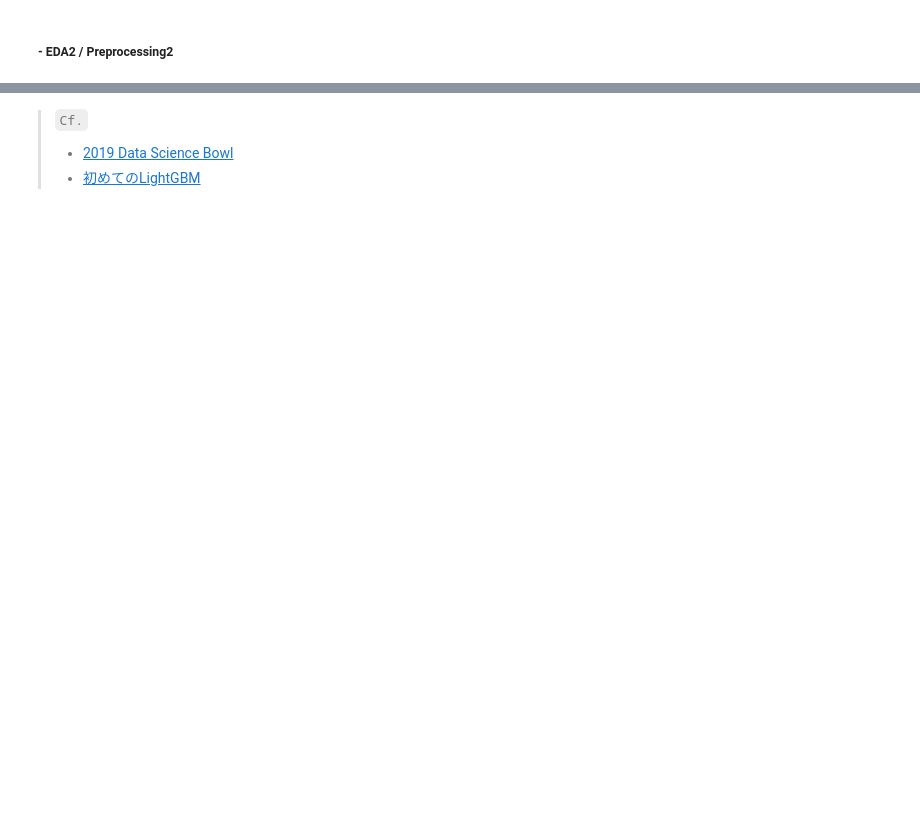
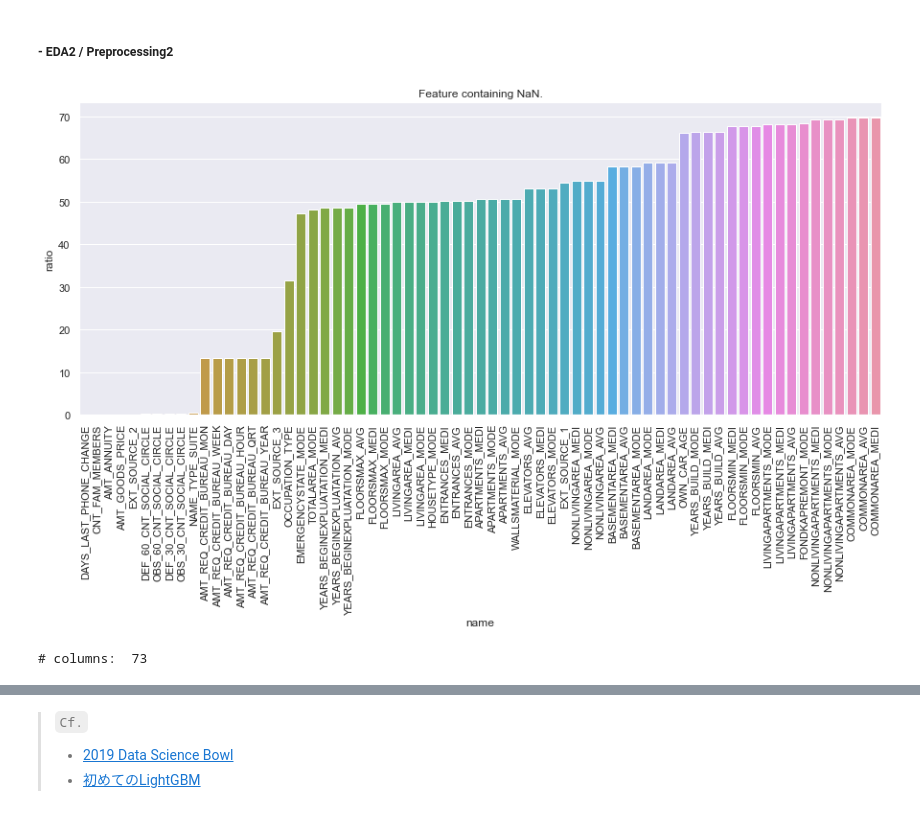
Before and after one commit to GitHiru/ml_dic, a Jupyter notebook: pre_learning/week4/week4_4_homecredit.ipynb, the cells around one changed output, grey strips where cells are left out. Saved outputs shown, nothing was run; the diff lists cells and outputs as text; code cells hidden in the pictures; blank space fills up the shorter version.

```diff
--- a/pre_learning/week4/week4_4_homecredit.ipynb
+++ b/pre_learning/week4/week4_4_homecredit.ipynb
@@ -229,9 +369,22 @@ df.shape
 ##### - EDA2 / Preprocessing2
 # %%
 # NaN's countup
-nan = df.isnull().sum().reset_index()
-nan.columns = ["name", "count"]
-nan["ratio"] = (nan["count"] / df.shape[0])*100
-nan["usabilty"] = np.where(nan["ratio"] > 20, "Discard", "Keep")
-nan = nan[nan["count"] > 0].sort_values(by="ratio")
-nan
+def nan_rank(df,  usabilty=20):
+    """
+    df :
+    データフレーム
+    usabilty :
+    データの割合に応じての足切りライン
+    """
+    nan = df.isnull().sum().reset_index()
+    nan.columns = ["name", "count"]
+    nan["ratio"] = (nan["count"] / df.shape[0])*100
+    nan["usabilty"] = np.where(nan["ratio"] > usabilty, "Discard", "Keep")
+    nan = nan[nan["count"] > 0].sort_values(by="ratio")
+
+    plt.figure(figsize=(15, 6))
+    sns.barplot(x=nan["name"], y=nan["ratio"])
+    plt.xticks(rotation=90) #90°傾け
+    plt.title("Feature containing NaN.")
+    plt.show()
+    return nan
@@ -245,9 +391,15 @@ plt.show()
+# %%
+nan = nan_rank(df)
+# %% [output]
+[figure, added]
 # %%
 # nan Discardのカラム名をdfから除去
 drop_list = nan[nan["usabilty"] == "Discard"]["name"].values.tolist()
 df = df.drop(drop_list, axis=1)
 # %%
 print("# columns: ", len(df.columns))
+# %% [output]
+# columns:  73
 # %%
 # こいつらをどうしようか…
 keep_nan = nan[nan["usabilty"]=="Keep"]
```
Also changed, not shown: parts of 61 cells of this notebook.
